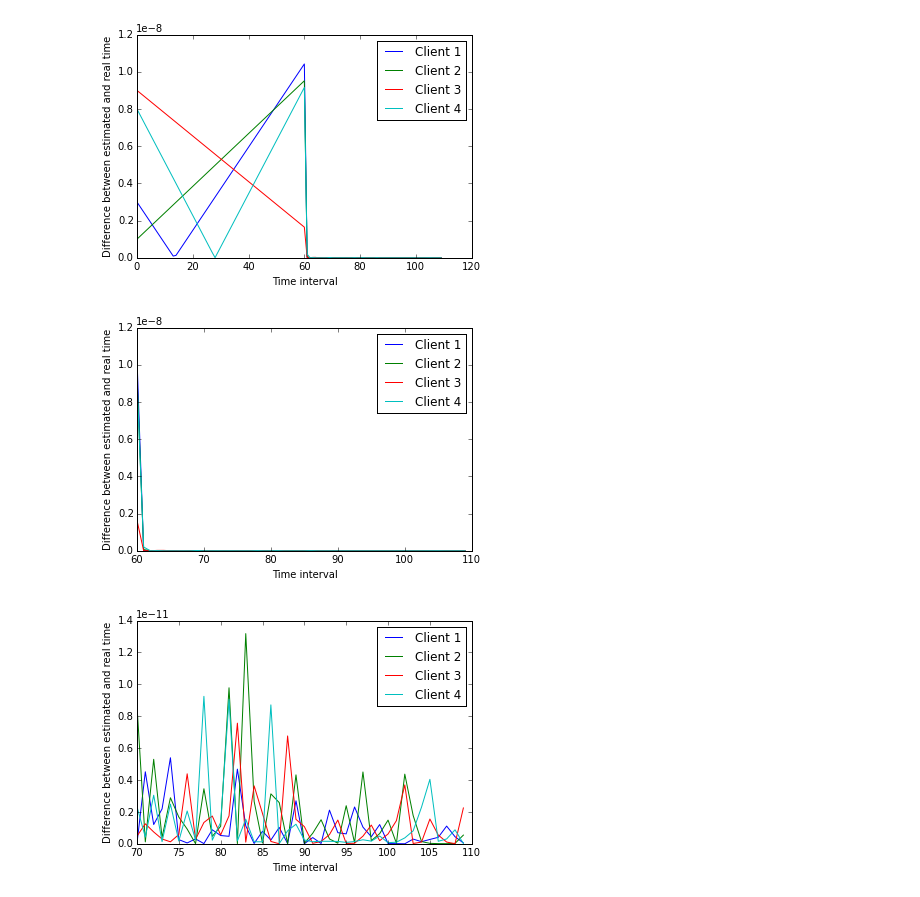
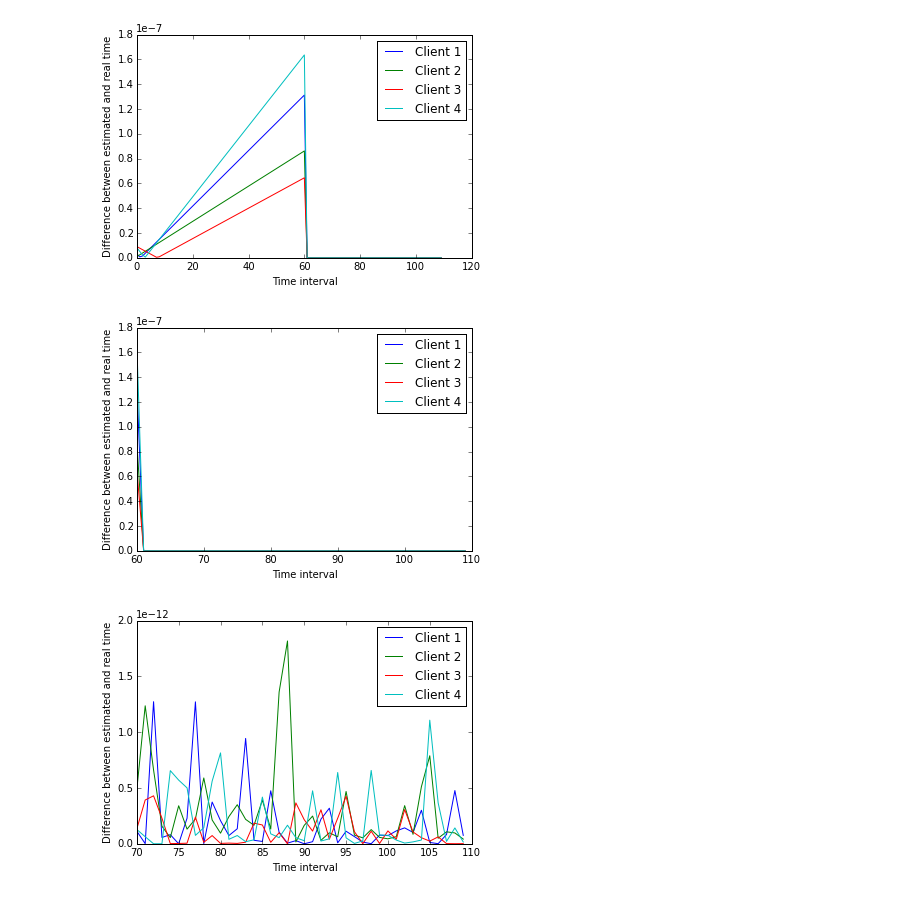
Before and after one commit to vasukiswamy/cs268project, a Jupyter notebook: Clock Synch Simulation.ipynb, the cells around one changed output. Cells and saved outputs as stored; diff of their text form; code cells hidden in the pictures.

```diff
--- a/Clock Synch Simulation.ipynb
+++ b/Clock Synch Simulation.ipynb
@@ -51,7 +51,7 @@ class Client:
 
     # Receives the first/second synchronization and stores it
     def recv_synch(self, t, t0):
-        self.first_clock = self.get_clock_time(t, 0)
+        self.first_clock = self.get_clock_time(t, 1)
         self.t0 = t0
 
     # uses first and last value
@@ -233,26 +233,6 @@ class System:
         print results_last
         print "Errors with first"
         print results_first
-        # plt.plot(alpha_values, results_first)
-        # plt.plot(alpha_values, results_last)
-        # plt.ylabel('Average Longtime Error')
-        # plt.xlabel('Skew or Alpha Value')
-        # plt.show()
-
-    def test(self, ppm, step, time, frequency, beta=0.000000003, distance=2.2):
-        ppm = ppm/10.0**6
-        alpha_values = np.arange(1-ppm, 1+ppm+step, step)  # arange endpoint not inclusive
-        num_intervals = int(time/self.t0)  # number of time intervals to run
-        results_first = []  # use first time
-        results_last = []  # use second to last time
-        real_model = True  # Always use real clock model
-
-        self.add_client(1, 0.999999776296498, beta, distance, real_model, frequency)
-
-        # system.start_synch(5, first=True, sigma=1, lambda_constant=200e-9, store=False)  # use second to last clock
-
-        system.start_synch(5, first=False, sigma=1, lambda_constant=200e-9, store=False)  # use second to last clock
-        results_last.append(self.average_error(1))
 # %%
 # Constants
 
@@ -289,24 +294,25 @@ system.create_graph(70)
 # %%
 # Initialize
+t0 = 0.01 # length of interval; 10 ms
 system = System(t0)
 
 # Add some nodes
 # id, alpha, beta, distance in meters
 system.add_client(1, 0.999999776296498, 0.000000003, 2.2, False)
 system.add_client(2, 1.000000141952192, 0.000000001, 2.6, False)
 system.add_client(3, 0.999999877467404, 0.000000009, 3.9, False)
 system.add_client(4, 0.99999971401255, 0.000000008, 3.1, False)
 
 # Allow clocks to drift 60 intervals
 system.drift(60)
 
 # Start synchronization for 50 intervals
 system.start_synch(50,default_model, noise_sigma, 200e-9, True)
 
 system.create_graph()
 system.create_graph(60)
 system.create_graph(70)
 # %% [output]
-[figure, old version]
+[figure, new version]
-[figure, old version]
+[figure, new version]
-[figure, old version]
+[figure, new version]
```
Also changed, not shown: parts of 7 cells of this notebook.
